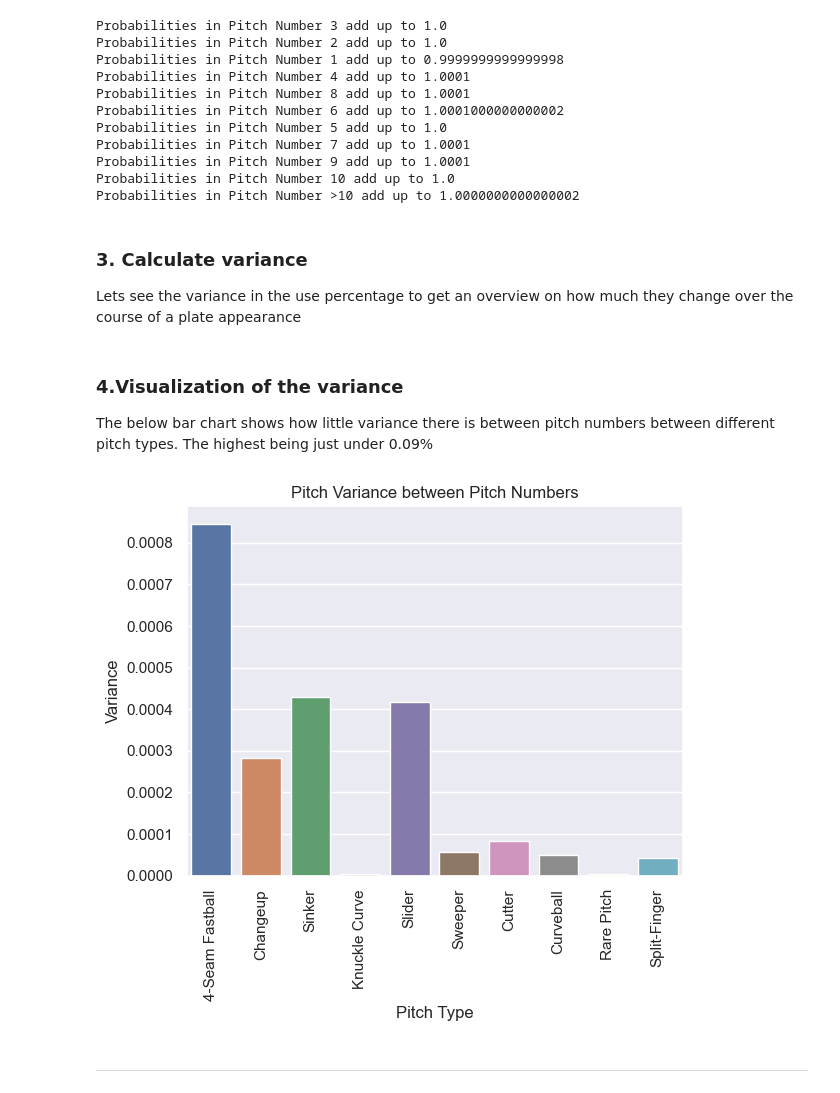
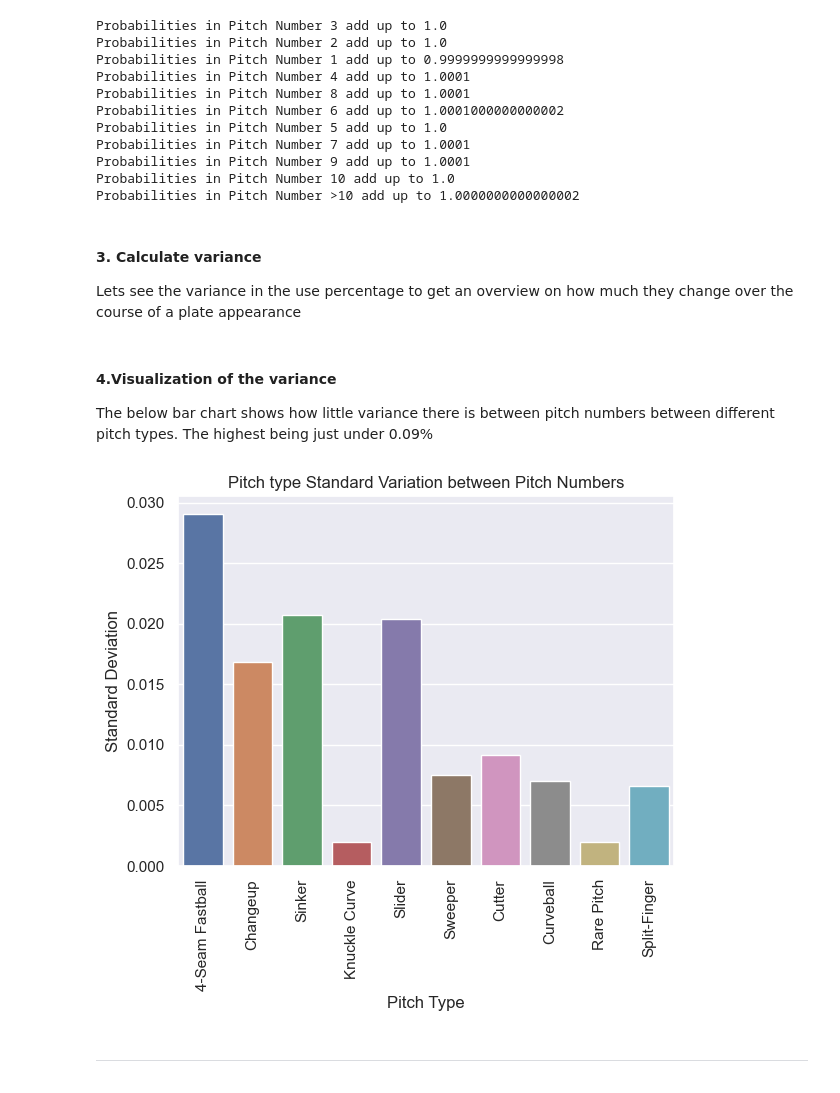
Before and after one commit to chandlerln87/Baseball-Competition-Data, a Jupyter notebook: Statcast_Project_Nixon.ipynb, the cells around one changed output. Saved outputs shown, nothing was run; the diff lists cells and outputs as text; code cells hidden in the pictures.

```diff
--- a/Statcast_Project_Nixon.ipynb
+++ b/Statcast_Project_Nixon.ipynb
@@ -62,8 +36,0 @@ obs_pitch_df
-# %%
-exp_pitch_df = pd.DataFrame(index=pd.Series(pitch_nums), columns=pitch_names)
-for name in pitch_names:
-    for num in pitch_nums:   #for each pitch name and number, set the expected value as the total occurance of that pitch multiplied by the % of the pitches that had the corresponding pitch number
-        exp_pitch_df.loc[num, name] = ((len(bdf_pitch[bdf_pitch['pitch_number']==num])) * (len(bdf_pitch[bdf_pitch['pitch_name']==name])))/len(bdf_pitch)
-
-exp_pitch_df = exp_pitch_df
-exp_pitch_df
@@ -306,7 +204,7 @@ Probabilities in Pitch Number 9 add up to 1.0001
 Probabilities in Pitch Number 10 add up to 1.0
 Probabilities in Pitch Number >10 add up to 1.0000000000000002
 # %% [markdown]
-### 3. Calculate variance
+#### 3. Calculate variance
 Lets see the variance in the use percentage to get an overview on how much they change over the course of a plate appearance
 # %%
 pitch_variance = {}
@@ -314,19 +212,19 @@ pitch_variance = {}
 #show whether a pitch varies between pitch numbers by any significant amount
 for pitch in bdf_pitchorder['pitch_name'].unique():
     usage_per_pitch = [i for i in bdf_pitchorder[bdf_pitchorder['pitch_name'] ==pitch]['use_%']]
-    pitch_variance[pitch] = stat.variance(usage_per_pitch)
+    pitch_variance[pitch] = math.sqrt(stat.variance(usage_per_pitch))
 
 variance_df = pd.DataFrame(data=pitch_variance, index=[0])
 # %% [markdown]
-### 4.Visualization of the variance
+#### 4.Visualization of the variance
 The below bar chart shows how little variance there is between pitch numbers between different pitch types. The highest being just under 0.09%
 # %%
 variance_barplot = sns.barplot(data=variance_df)
-variance_barplot.set(title='Pitch Variance between Pitch Numbers', xlabel='Pitch Type', ylabel='Variance')
+variance_barplot.set(title='Pitch type Standard Variation between Pitch Numbers', xlabel='Pitch Type', ylabel='Standard Deviation')
 plt.xticks(rotation=90)
 plt.show()
 # %% [output]
-[figure, old version]
+[figure, new version]
 # %% [markdown]
 ____________________________________________________
 # %% [markdown]
```
Also changed, not shown: parts of 41 cells of this notebook, 1 other file.
